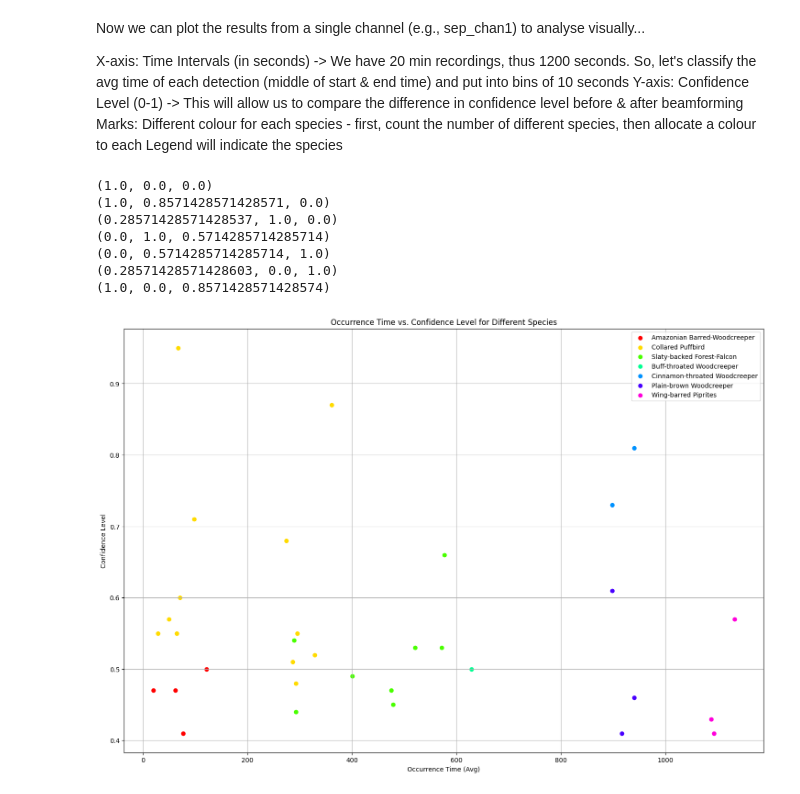
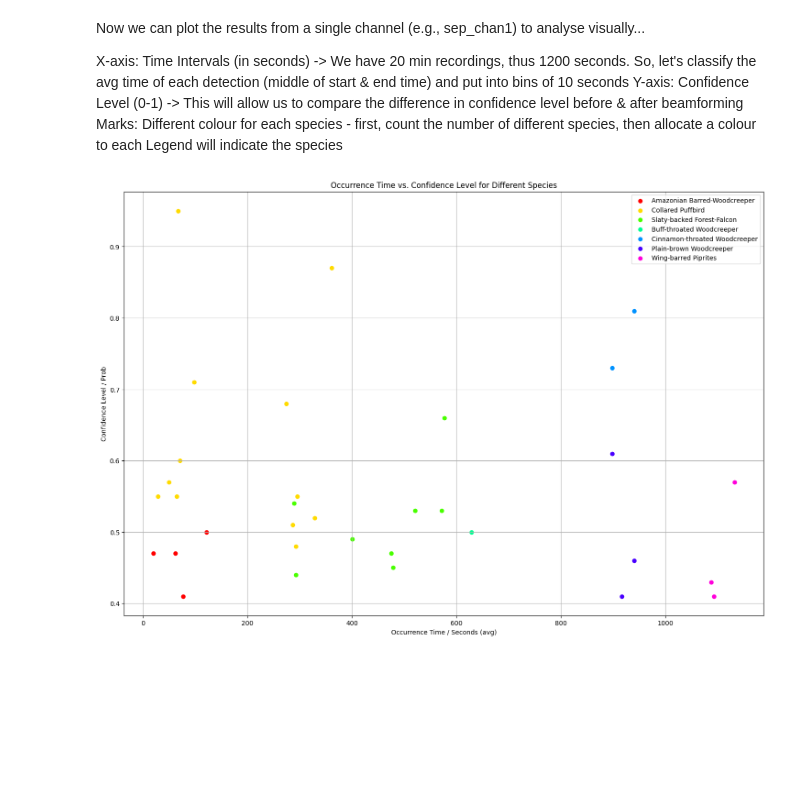
Before and after one commit to JamesSkinna/Masters_6mic_analysis, a Jupyter notebook: src/trying-out-code/odas_process_test.ipynb, the cells around one changed output. Drawn from its saved outputs; the diff is of its cells as text; code cells hidden in the pictures; blank space fills up the shorter version.

```diff
--- a/src/trying-out-code/odas_process_test.ipynb
+++ b/src/trying-out-code/odas_process_test.ipynb
@@ -371,8 +371,8 @@ plotting_data = extract_time_conf(sep_chan3_data)
 
 # Setup the plot...
 plt.figure(figsize=(18, 12))
-plt.xlabel('Occurrence Time (Avg)')
-plt.ylabel('Confidence Level')
+plt.xlabel('Occurrence Time / Seconds (avg)')
+plt.ylabel('Confidence Level / Prob')
 plt.title('Occurrence Time vs. Confidence Level for Different Species')
 plt.grid(True)
 
@@ -387,38 +387,31 @@ def generate_distinct_colours(num_colours):
         # Convert HSL to RGB
         r, g, b = colorsys.hls_to_rgb(hue, 0.5, 1)
 
         # DONT CONVERT TO 0-255 (leave between 0-1)!
         # # Scale the RGB values to the range 0-255
         # r = int(r * 255)
         # g = int(g * 255)
         # b = int(b * 255)
 
         distinct_colours.append((r, g, b))
 
     return(distinct_colours)
 
 # Assign 1 distinct RGB colour for each species...
 num_colours = len(plotting_data)
 # print(num_colours)
 distinct_colours = generate_distinct_colours(num_colours)
 # print(distinct_colours)
 
 
 # Plot the data for each species...
 for i, species in enumerate(plotting_data.keys()):
     # print(i)
     # print(species)
     # print(distinct_colours[i])
     plt.scatter(plotting_data[species]["avg_occurence_time_list"], plotting_data[species]["conf_list"], color=distinct_colours[i], label=species)
 
 plt.legend()
 plt.show()
 # %% [output]
-(1.0, 0.0, 0.0)
-(1.0, 0.8571428571428571, 0.0)
-(0.28571428571428537, 1.0, 0.0)
-(0.0, 1.0, 0.5714285714285714)
-(0.0, 0.5714285714285714, 1.0)
-(0.28571428571428603, 0.0, 1.0)
-(1.0, 0.0, 0.8571428571428574)
-[figure, old version]
+[figure, new version]
```
